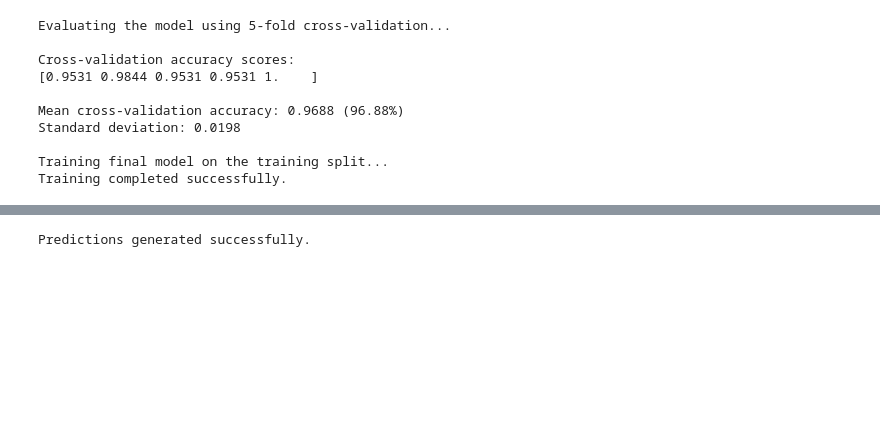
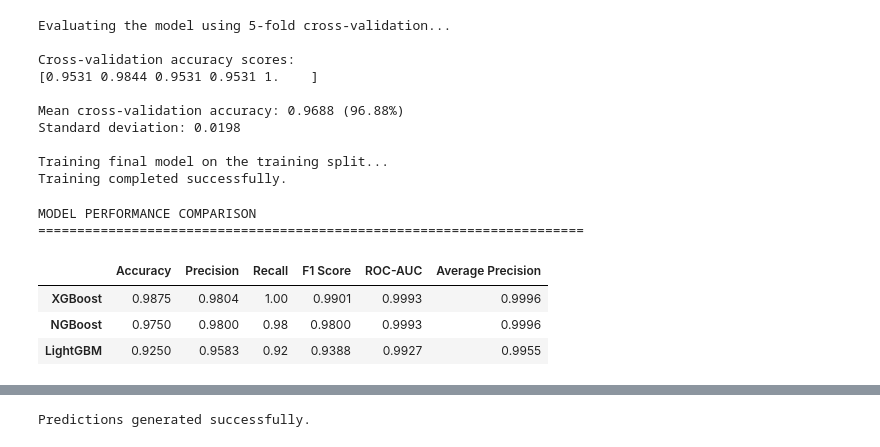
Before and after one commit to ankitlahiri119/Chronic-Kidney-Disease-Prediction, a Jupyter notebook: notebooks/ckd_analysis.ipynb, the cells around one changed output, grey strips where cells are left out. Cells and saved outputs as stored; diff of their text form; code cells hidden in the pictures; blank space fills up the shorter version.

```diff
--- a/notebooks/ckd_analysis.ipynb
+++ b/notebooks/ckd_analysis.ipynb
@@ -778,3 +975,55 @@ Standard deviation: 0.0198
 
 Training final model on the training split...
 Training completed successfully.
+# %%
+# ============================================
+# COMPARE ALL THREE MODELS
+# ============================================
+
+# XGBoost: existing model from your original notebook
+xgb_pred = pipeline.predict(X_test)
+xgb_probability = pipeline.predict_proba(X_test)[:, 1]
+
+xgb_metrics = {
+    "Accuracy": accuracy_score(y_test, xgb_pred),
+    "Precision": precision_score(
+        y_test, xgb_pred, zero_division=0
+    ),
+    "Recall": recall_score(
+        y_test, xgb_pred, zero_division=0
+    ),
+    "F1 Score": f1_score(
+        y_test, xgb_pred, zero_division=0
+    ),
+    "ROC-AUC": roc_auc_score(
+        y_test, xgb_probability
+    ),
+    "Average Precision": average_precision_score(
+        y_test, xgb_probability
+    )
+}
+
+all_model_metrics = {
+    "XGBoost": xgb_metrics,
+    "LightGBM": lgbm_metrics,
+    "NGBoost": ngboost_metrics
+}
+
+comparison_df = pd.DataFrame(all_model_metrics).T
+
+comparison_df = comparison_df.sort_values(
+    by=["F1 Score", "ROC-AUC"],
+    ascending=False
+)
+
+print("MODEL PERFORMANCE COMPARISON")
+print("=" * 70)
+
+display(comparison_df.round(4))
+# %% [output]
+MODEL PERFORMANCE COMPARISON
+======================================================================
+|  | Accuracy | Precision | Recall | F1 Score | ROC-AUC | Average Precision |
+| XGBoost | 0.9875 | 0.9804 | 1.00 | 0.9901 | 0.9993 | 0.9996 |
+| NGBoost | 0.9750 | 0.9800 | 0.98 | 0.9800 | 0.9993 | 0.9996 |
+| LightGBM | 0.9250 | 0.9583 | 0.92 | 0.9388 | 0.9927 | 0.9955 |
```
Also changed, not shown: parts of 12 cells of this notebook, 1 other file.
